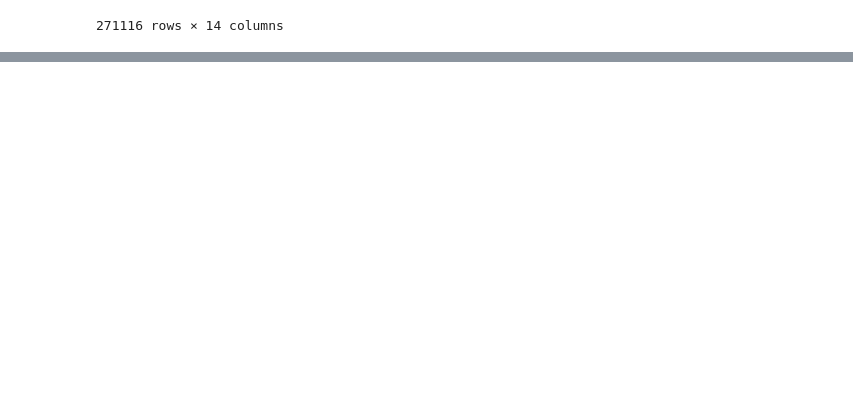
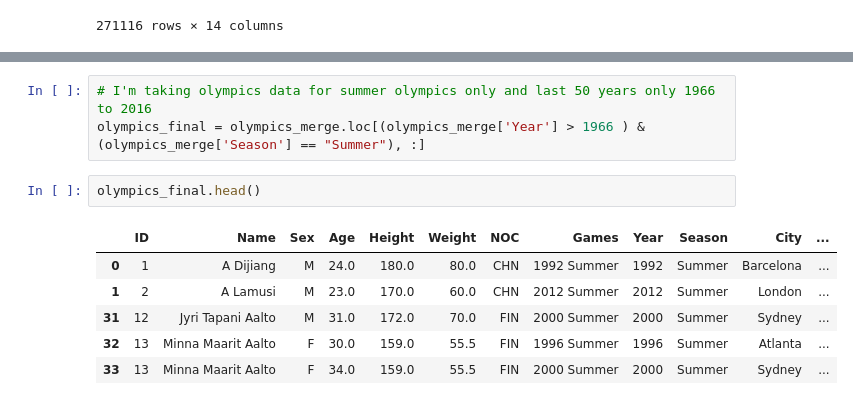
Before and after one commit to ColmRy/UCDPAColm-Ryan, a Jupyter notebook: MyProject.ipynb, the cells around one changed output, grey strips where cells are left out. Saved outputs shown, nothing was run; the diff lists cells and outputs as text; blank space fills up the shorter version.

Commit message:
Narrowing data to 50 year period

```diff
--- a/MyProject.ipynb
+++ b/MyProject.ipynb
@@ -142,0 +175,12 @@ olympics_merge.set_index('ID')
+# %%
+# I'm taking olympics data for summer olympics only and last 50 years only 1966 to 2016
+olympics_final = olympics_merge.loc[(olympics_merge['Year'] > 1966 ) & (olympics_merge['Season'] == "Summer"), :]
+# %%
+olympics_final.head()
+# %% [output]
+|  | ID | Name | Sex | Age | Height | Weight | NOC | Games | Year | Season | City | ... |
+| 0 | 1 | A Dijiang | M | 24.0 | 180.0 | 80.0 | CHN | 1992 Summer | 1992 | Summer | Barcelona | ... |
+| 1 | 2 | A Lamusi | M | 23.0 | 170.0 | 60.0 | CHN | 2012 Summer | 2012 | Summer | London | ... |
+| 31 | 12 | Jyri Tapani Aalto | M | 31.0 | 172.0 | 70.0 | FIN | 2000 Summer | 2000 | Summer | Sydney | ... |
+| 32 | 13 | Minna Maarit Aalto | F | 30.0 | 159.0 | 55.5 | FIN | 1996 Summer | 1996 | Summer | Atlanta | ... |
+| 33 | 13 | Minna Maarit Aalto | F | 34.0 | 159.0 | 55.5 | FIN | 2000 Summer | 2000 | Summer | Sydney | ... |
```
Also changed, not shown: parts of 7 cells of this notebook.
